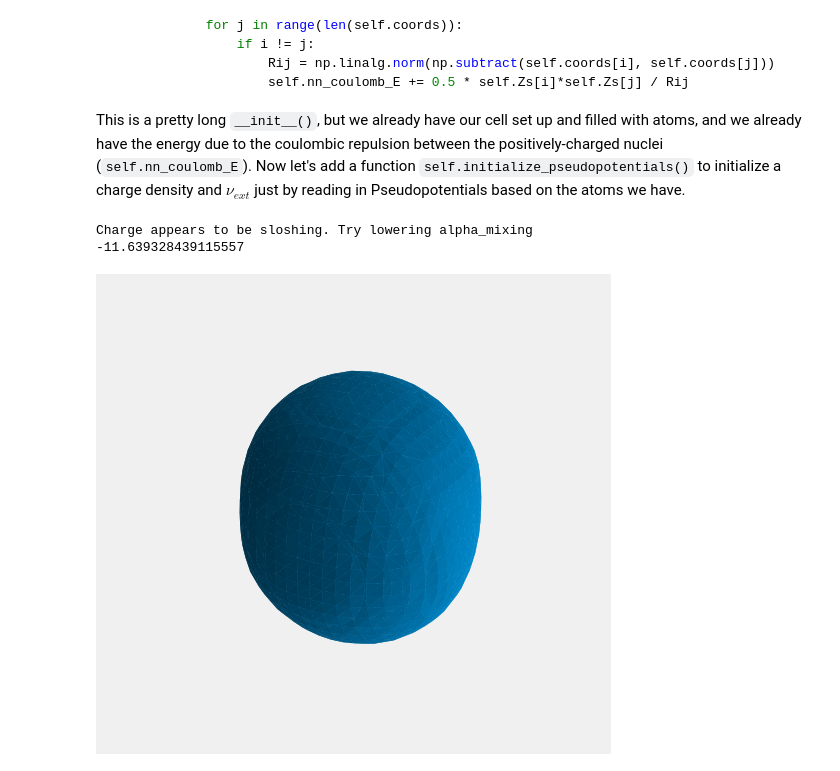
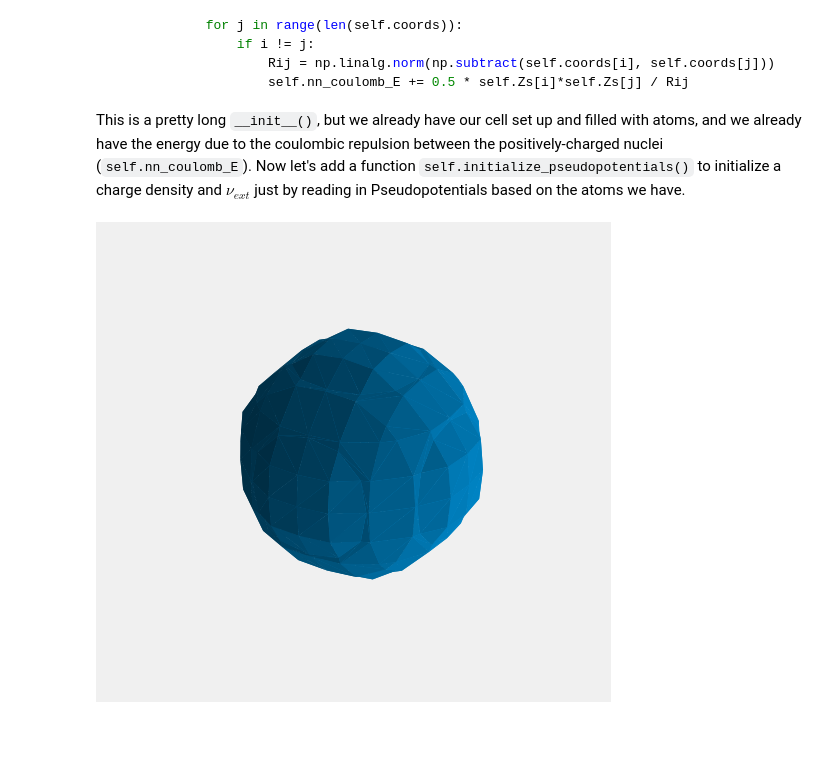
Before and after one commit to ashtonmv/pyrho, a Jupyter notebook: tutorial.ipynb, the cells around one changed output. Saved outputs shown, nothing was run; the diff lists cells and outputs as text; code cells hidden in the pictures; blank space fills up the shorter version.

```diff
--- a/tutorial.ipynb
+++ b/tutorial.ipynb
@@ -210,7 +221,7 @@ def get_energy(psi, x, dx):
 def get_residual(psi, x, dx, eigenvectors):
     return orthogonalize(get_ham_psi(psi, x, dx) - get_energy(psi, x, dx)*psi, eigenvectors)
 
-def update_psi(psi, x, dx, eigenvectors):
+def update_psi(psi, x, dx, alpha, eigenvectors):
     return normalize(orthogonalize(psi + alpha * get_residual(psi, x, dx, eigenvectors), eigenvectors))
 
 def normalize(psi):
@@ -223,7 +234,7 @@ def orthogonalize(psi, eigenvectors):
 
 def sc_minimize(psi, x, dx, eigenvectors, alpha=-0.001, threshold=1e-4, max_steps=20000):
     for i in range(max_steps):
-        psi = update_psi(psi, x, dx, eigenvectors)
+        psi = update_psi(psi, x, dx, alpha, eigenvectors)
         residual = get_residual(psi, x, dx, eigenvectors)
         energy = get_energy(psi, x, dx)
         if np.linalg.norm(residual) < threshold:
@@ -727,7 +738,7 @@ class DFT:
 
 This is a pretty long `__init__()`, but we already have our cell set up and filled with atoms, and we already have the energy due to the coulombic repulsion between the positively-charged nuclei (`self.nn_coulomb_E`). Now let's add a function `self.initialize_pseudopotentials()` to initialize a charge density and $\nu_{ext}$ just by reading in Pseudopotentials based on the atoms we have.
 # %%
-class Pyrho:
+class DFT:
 
     def __init__(self, resolution=(10, 10, 10), x_max=10, y_max=10, z_max=10, atoms=None, max_steps=150, convergence_threshold=1e-4, alpha_mix=0.2):
         """
@@ -735,10 +746,10 @@ class Pyrho:
 
         Args:
         `resolution` ((int, int)): number of real-space grid points (x, y) on which to calculate/store densities + potentials
-        `x_max` (float): cell length in x-direction
+        `x_max (float): cell length in x-direction
         `y_max` (float): cell length in y-direction
         `z_max` (float): cell length in z-direction
-        `atoms` (ase.Atoms): Atoms object from ASE
+        `atoms` (dict): element symbols and 3D positions, e.g. {"O": [4, 4, 3], "H": [4, 4, 5]}
         `max_steps` (int): max number of electronic steps before giving up
         `convergence_threshold` (float): criteria for energy convergence
         `alpha_mix` (float): fraction of new density to "mix" with the previous density
@@ -758,7 +769,7 @@ class Pyrho:
         self.v_xc = np.zeros(self.resolution)
         self.eigenvectors, self.eigenvalues = None, None
         self.max_steps = max_steps
-        self.convergence_threshold = 1e-4
+        self.convergence_threshold = convergence_threshold
         self.alpha_mix = alpha_mix
         self.atoms = atoms
         self.n_atoms = np.sum([len(atoms[atom]) for atom in atoms])
@@ -793,8 +804,8 @@ class Pyrho:
                 ### [-1] means only the "local" part, i.e. no difference for
                 ### varying angular momentum (l)! If you want that then loop over [l].
                 potential = pseudopotential.potentials[-1].spline(distance_matrix_en)
-                cutoff_indices = distance_matrix_en > H.potentials[-1].rmax
-                potential[cutoff_indices] = -pseudopotential.Z / distance_matrix_en[cutoff_indices]
+                cutoff_indices = potential > 0
+                potential[cutoff_indices] = 0
                 self.v_ext += potential
 
                 self.n_electrons += int(pseudopotential.n_electrons)
@@ -802,6 +813,12 @@ class Pyrho:
         self.v_ext = self.v_ext.reshape(self.resolution)
 
     def update_rho(self):
+        """
+        Update charge density based on previous wavefunctions.
+
+        Charge mixing is controlled by alpha_mixing.
+        """
+
         new_rho = np.zeros(self.resolution)
         for n in range(self.n_electrons):
             new_rho += np.power(self.eigenvectors[n], 2)
@@ -810,6 +827,10 @@ class Pyrho:
         self.rho += self.alpha_mix * delta_rho
 
     def update_v_H(self):
+        """
+        Update hartree potential based on charge density.
+        """
+
         v_H = np.zeros(self.n_mat)
         rho = self.rho.ravel()
         for i in range(self.n_mat):
@@ -818,11 +839,15 @@ class Pyrho:
         del v_H
 
     def update_v_xc(self):
+        """
+        I don't know what I'm doing here- I think this comes straight from the PSP(?)
+        """
         self.v_xc = np.zeros(self.resolution)
 
     def update_v_all(self):
         self.update_v_H()
         self.update_v_xc()
+        # v_ext doesn't update since we have no ionic steps.
 
     def get_laplacian(self, psi):
         psi = np.reshape(psi, self.resolution)
@@ -877,7 +902,7 @@ class Pyrho:
 
             n_same = 0
             for prev_delta in self.delta_Es:
-                if abs(abs(delta_E) - abs(prev_delta)) < 1e-4:
+                if abs(abs(delta_E) - abs(prev_delta)) < 1e-6:
                     n_same +=1
             if n_same > 4:
                 print("Charge appears to be sloshing. Try lowering alpha_mixing")
@@ -899,15 +924,16 @@ class Pyrho:
         verts, faces, normals, values = marching_cubes_lewiner(self.rho, level=iso, spacing=(0.1, 0.1, 0.1))
         ax.plot_trisurf(verts[:, 0], verts[:,1], faces, verts[:, 2], lw=0)
         plt.show()
+
+    def plot_rho2d(self):
+        ax = plt.figure(figsize=(8, 8)).gca()
+        ax.imshow(self.rho[int(len(self.rho)/2)])
+        plt.show()
 # %%
-atoms = {"O": [(5, 5, 5)]}
-pyrho = Pyrho(resolution=(20, 20, 20), x_max=10, y_max=10, z_max=10, atoms=atoms, max_steps=100, alpha_mix=0.5)
+atoms = {"Ne": [(5, 5, 5)]}
+pyrho = DFT(resolution=(10, 10, 10), x_max=10, y_max=10, z_max=10, atoms=atoms, max_steps=100, alpha_mix=0.5)
 pyrho.sc_minimize(verbose=False)
-print(pyrho.E)
-# %% [output]
-Charge appears to be sloshing. Try lowering alpha_mixing
--11.639328439115557
 # %%
-pyrho.plot_rho(0.00015)
+pyrho.plot_rho(0.001)
 # %% [output]
-[figure, old version]
+[figure, new version]
```
Also changed, not shown: parts of 13 cells of this notebook, 1 other file.
